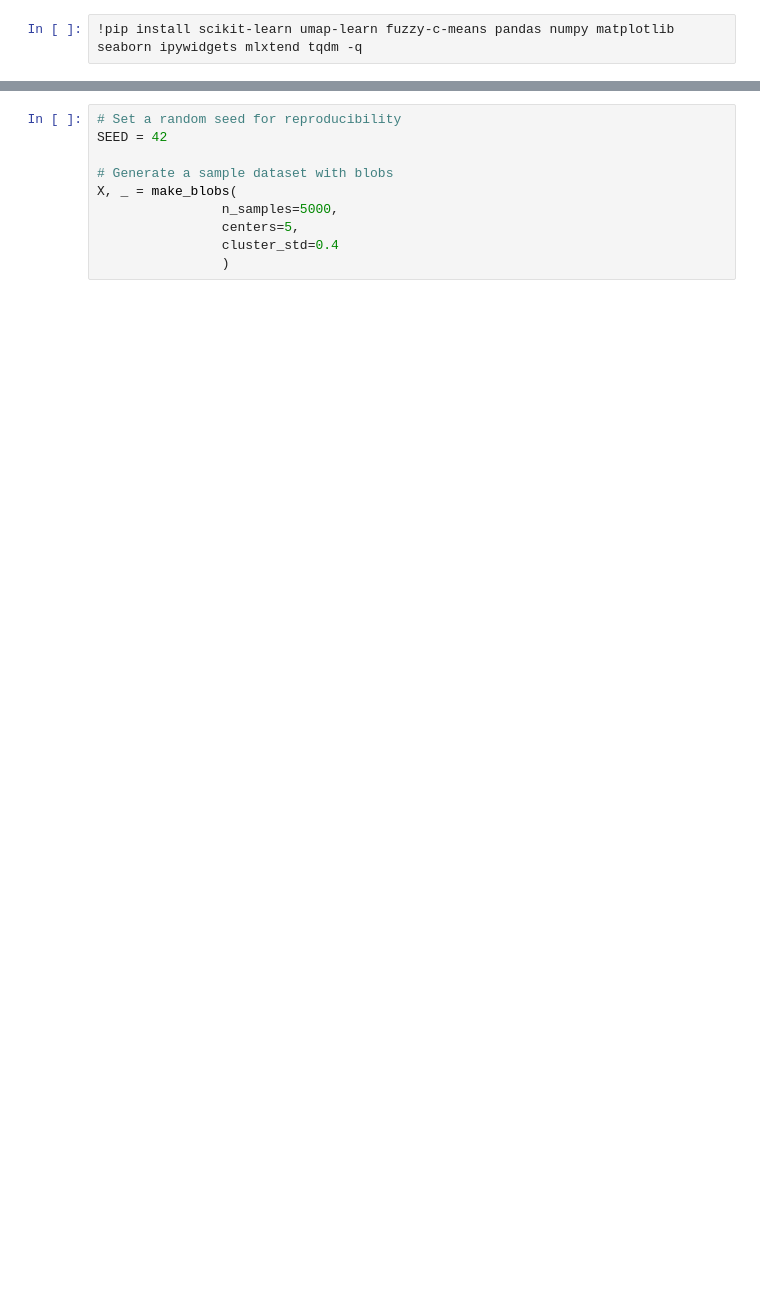
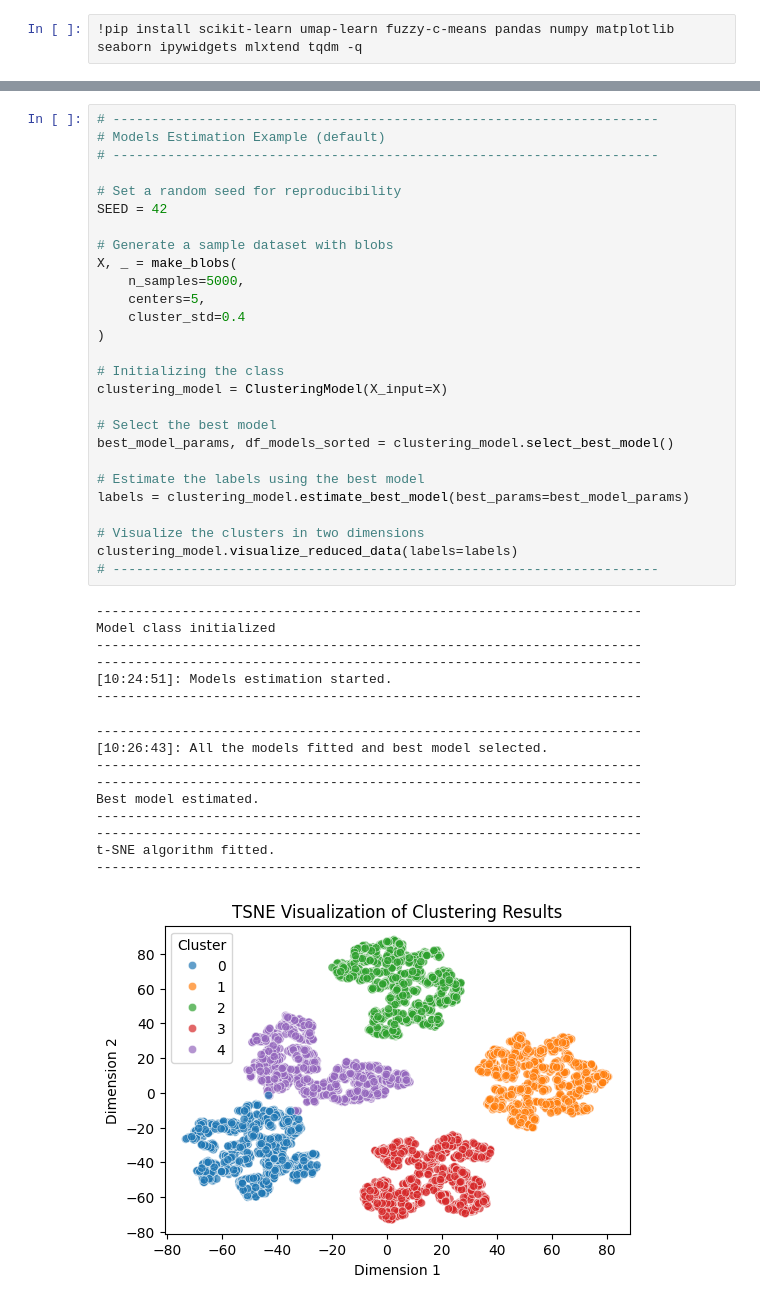
Before and after one commit to jaimevera1107/clustering-models, a Jupyter notebook: clustering_models.ipynb, the cells around one changed output, grey strips where cells are left out. Drawn from its saved outputs; the diff is of its cells as text; blank space fills up the shorter version.

Commit message:
Added metrics and visualization methods

```diff
--- a/clustering_models.ipynb
+++ b/clustering_models.ipynb
@@ -448,10 +530,44 @@ class ClusteringModel:
 # %%
+# ----------------------------------------------------------------------
+# Models Estimation Example (default)
+# ----------------------------------------------------------------------
+
 # Set a random seed for reproducibility
 SEED = 42
 
 # Generate a sample dataset with blobs
 X, _ = make_blobs(
-                n_samples=5000,
-                centers=5,
-                cluster_std=0.4
-                )
+    n_samples=5000,
+    centers=5,
+    cluster_std=0.4
+)
+
+# Initializing the class
+clustering_model = ClusteringModel(X_input=X)
+
+# Select the best model
+best_model_params, df_models_sorted = clustering_model.select_best_model()
+
+# Estimate the labels using the best model
+labels = clustering_model.estimate_best_model(best_params=best_model_params)
+
+# Visualize the clusters in two dimensions
+clustering_model.visualize_reduced_data(labels=labels)
+# ----------------------------------------------------------------------
+# %% [output]
+----------------------------------------------------------------------
+Model class initialized
+----------------------------------------------------------------------
+----------------------------------------------------------------------
+[10:24:51]: Models estimation started.
+----------------------------------------------------------------------
+----------------------------------------------------------------------
+[10:26:43]: All the models fitted and best model selected.
+----------------------------------------------------------------------
+----------------------------------------------------------------------
+Best model estimated.
+----------------------------------------------------------------------
+----------------------------------------------------------------------
+t-SNE algorithm fitted.
+----------------------------------------------------------------------
+[figure, added]
```
Also changed, not shown: parts of 13 cells of this notebook.
